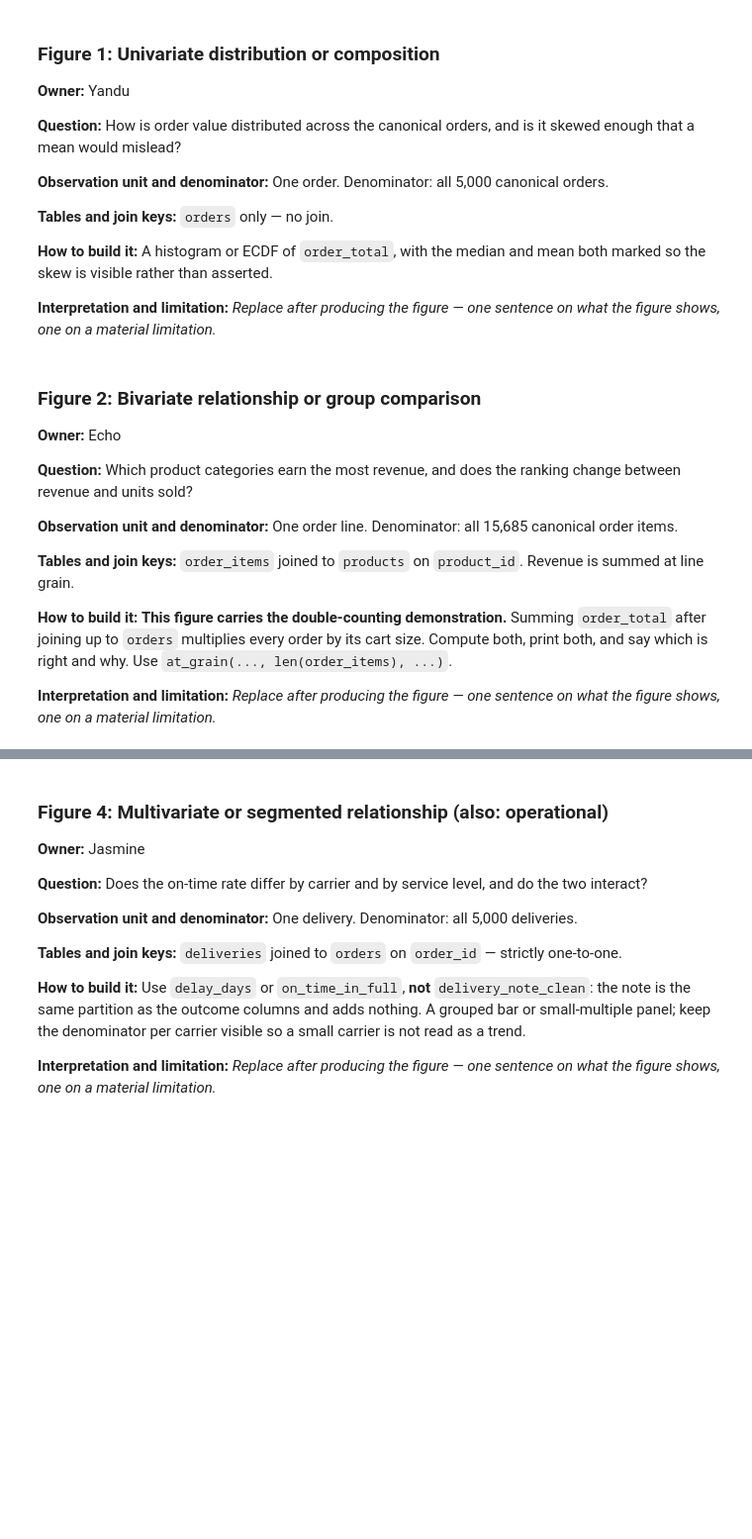
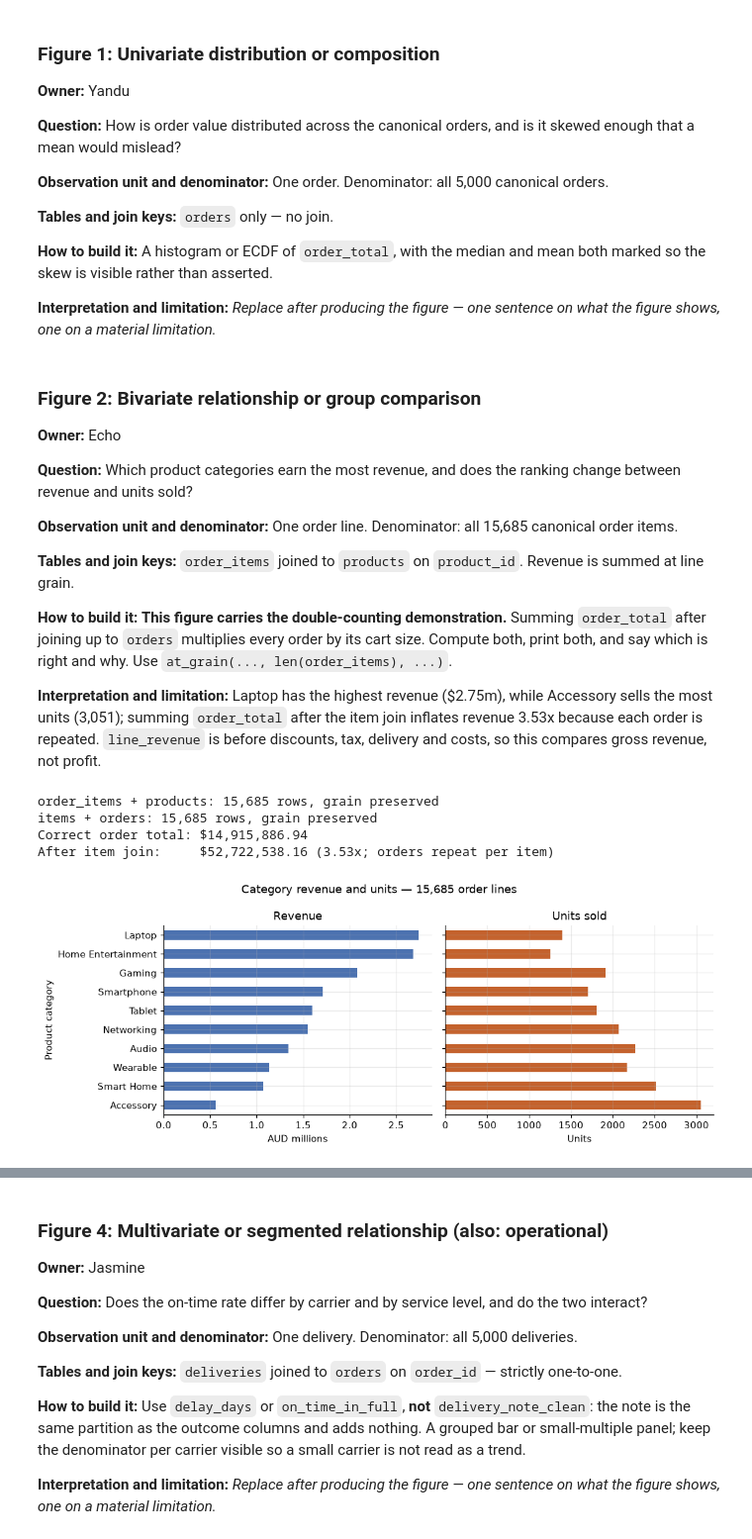
Before and after one commit to EchoZhao1998/5296-A1, a Jupyter notebook: 00_Master/Group001_EDA.ipynb, the cells around one changed output, grey strips where cells are left out. Shown at 99% size. Cells and saved outputs as stored; diff of their text form; code cells hidden in the pictures; blank space fills up the shorter version.

```diff
--- a/00_Master/Group001_EDA.ipynb
+++ b/00_Master/Group001_EDA.ipynb
@@ -204,5 +227,4 @@ the figure shows, one on a material limitation.*
 
 **How to build it:** **This figure carries the double-counting demonstration.** Summing `order_total` after joining up to `orders` multiplies every order by its cart size. Compute both, print both, and say which is right and why. Use `at_grain(..., len(order_items), ...)`.
 
-**Interpretation and limitation:** *Replace after producing the figure — one sentence on what
-the figure shows, one on a material limitation.*
+**Interpretation and limitation:** Laptop has the highest revenue ($2.75m), while Accessory sells the most units (3,051); summing `order_total` after the item join inflates revenue 3.53x because each order is repeated. `line_revenue` is before discounts, tax, delivery and costs, so this compares gross revenue, not profit.
@@ -211,3 +231,32 @@ the figure shows, one on a material limitation.*
+# %%
+# --- Figure 2 (Echo) ---
+lines = order_items.merge(products[['product_id', 'category']], on='product_id')
+at_grain(lines, len(order_items), 'order_items + products')
+lines[['quantity', 'line_revenue']] = lines[['quantity', 'line_revenue']].apply(num)
+
+repeated = lines.merge(orders[['order_id', 'order_total']], on='order_id')
+at_grain(repeated, len(lines), 'items + orders')
+correct = num(orders['order_total']).sum()
+wrong = num(repeated['order_total']).sum()
+print(f'Correct order total: ${correct:,.2f}')
+print(f'After item join:     ${wrong:,.2f} ({wrong / correct:.2f}x; orders repeat per item)')
+
+cat = lines.groupby('category').agg(revenue=('line_revenue', 'sum'), units=('quantity', 'sum'))
+cat = cat.sort_values('revenue')
+fig, axes = plt.subplots(1, 2, figsize=(10, 4), sharey=True)
+cat.revenue.div(1e6).plot.barh(ax=axes[0], title='Revenue', color='#4C72B0')
+cat.units.plot.barh(ax=axes[1], title='Units sold', color='#C4622D')
+axes[0].set(xlabel='AUD millions', ylabel='Product category')
+axes[1].set(xlabel='Units', ylabel='')
+fig.suptitle(f'Category revenue and units — {len(lines):,} order lines')
+fig.tight_layout()
+plt.show()
+# %% [output]
+order_items + products: 15,685 rows, grain preserved
+items + orders: 15,685 rows, grain preserved
+Correct order total: $14,915,886.94
+After item join:     $52,722,538.16 (3.53x; orders repeat per item)
+[figure, added]
 # %% [markdown]
 ### Figure 3: Temporal pattern
 
```
Also changed, not shown: parts of 10 cells of this notebook, 6 other files.
